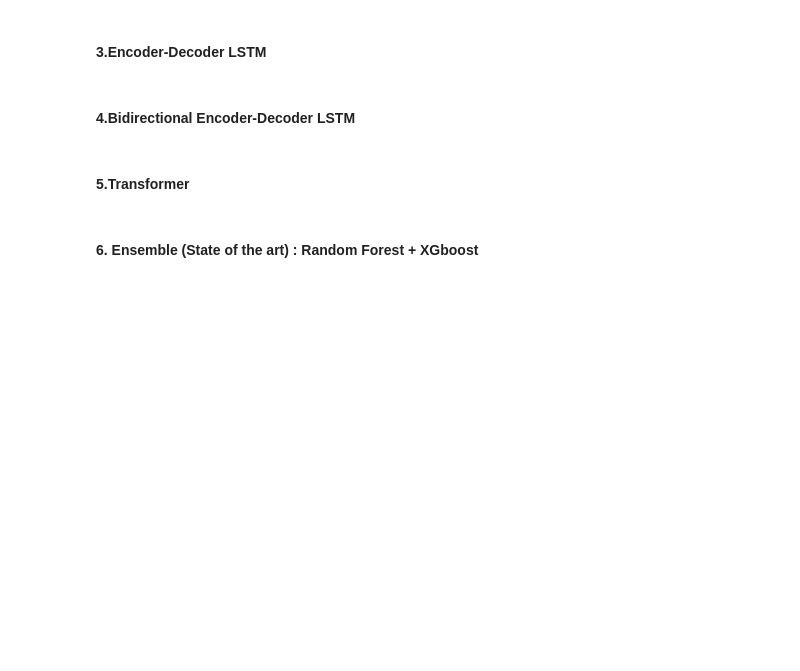
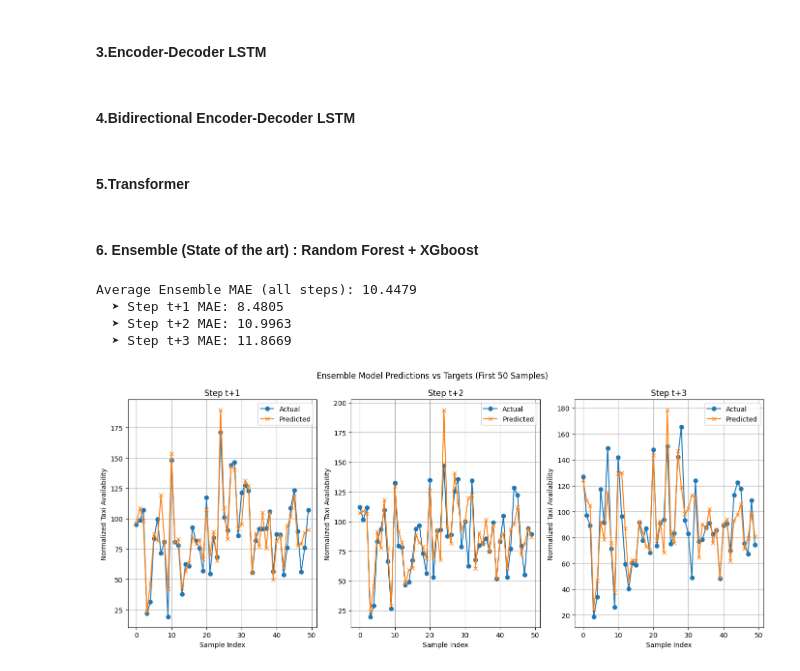
Before and after one commit to SSTengNic/DL_Project, a Jupyter notebook: 7. visualisation_of_all_model_performance.ipynb, the cells around one changed output. Drawn from its saved outputs; the diff is of its cells as text; code cells hidden in the pictures; blank space fills up the shorter version.

Commit message:
added ensemble method to 7.

```diff
--- a/7. visualisation_of_all_model_performance.ipynb
+++ b/7. visualisation_of_all_model_performance.ipynb
@@ -360,6 +363,11 @@ transformer_model.load_state_dict(torch.load('./final_models/transformer.pth'))
 seed_value = random.randint(0, 10000)
 # %% [markdown]
 #### 6. Ensemble (State of the art) : Random Forest + XGboost
+# %%
+import joblib
+rf_model = joblib.load('./final_models/Ensemble_RF.pth')
+xgb_model = joblib.load('./final_models/Ensemble_XGB.pth')
+meta_model    = joblib.load('./final_models/Ensemble_Meta.pth')
 # %% [markdown]
 ## We then want to load in our test dataset
 # %%
@@ -815,3 +915,44 @@ for batch_idx, data in visualise_dataset.items():
     break
 # %% [markdown]
 #### 6. Ensemble (State of the art) : Random Forest + XGboost
+# %%
+pred_rf = rf_model.predict(X_test_ens)
+pred_xgb = xgb_model.predict(X_test_ens)
+X_test_meta = np.hstack([pred_rf, pred_xgb])
+ensemble_preds = meta_model.predict(X_test_meta)
+
+# Convert to PyTorch tensors for consistent metric calculation
+y_test_tensor = torch.tensor(y_test_ens, dtype=torch.float32)
+y_pred_tensor = torch.tensor(ensemble_preds, dtype=torch.float32)
+
+# Per-timestep MAE
+mae_per_step = torch.mean(torch.abs(y_test_tensor - y_pred_tensor), dim=0)
+
+# Average MAE across all steps
+avg_mae = torch.mean(mae_per_step)
+
+print(f"Average Ensemble MAE (all steps): {avg_mae:.4f}")
+for i, mae_step in enumerate(mae_per_step):
+    print(f"  ➤ Step t+{i+1} MAE: {mae_step:.4f}")
+
+# Plot
+plt.figure(figsize=(14, 6))
+for t in range(3):  # for t+1, t+2, t+3
+    plt.subplot(1, 3, t+1)
+    plt.plot(y_test_ens[:50, t], label='Actual', marker='o')
+    plt.plot(ensemble_preds[:50, t], label='Predicted', marker='x')
+    plt.title(f"Step t+{t+1}")
+    plt.xlabel("Sample Index")
+    plt.ylabel("Normalized Taxi Availability")
+    plt.legend()
+    plt.grid(True)
+
+plt.suptitle("Ensemble Model Predictions vs Targets (First 50 Samples)")
+plt.tight_layout()
+plt.show()
+# %% [output]
+Average Ensemble MAE (all steps): 10.4479
+  ➤ Step t+1 MAE: 8.4805
+  ➤ Step t+2 MAE: 10.9963
+  ➤ Step t+3 MAE: 11.8669
+[figure, added]
```
Also changed, not shown: parts of 6 cells of this notebook.
